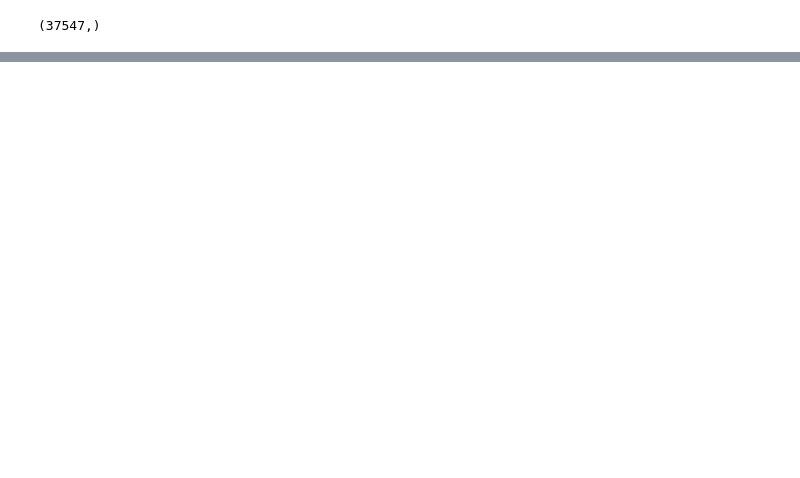
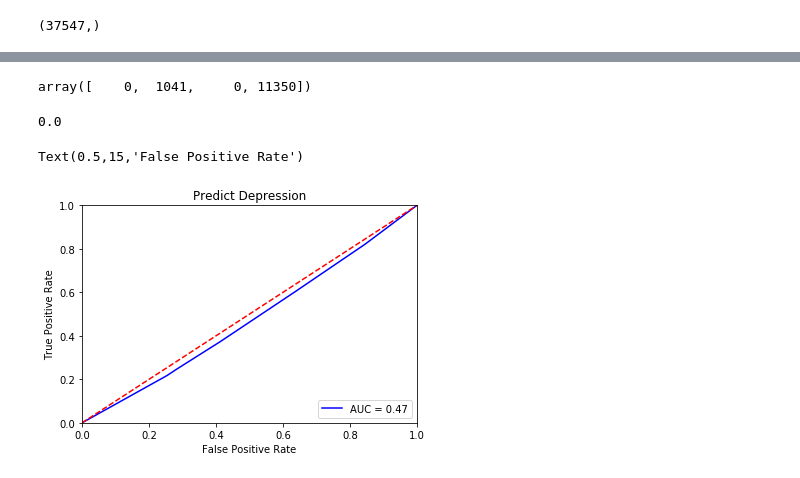
Before and after one commit to ShakedShalem/drug-analysis, a Jupyter notebook: Pipeline.ipynb, the cells around one changed output, grey strips where cells are left out. Saved outputs shown, nothing was run; the diff lists cells and outputs as text; code cells hidden in the pictures; blank space fills up the shorter version.

```diff
--- a/Pipeline.ipynb
+++ b/Pipeline.ipynb
@@ -55,0 +190,5 @@ pearson_test.corr()
+# %%
+# Create a mask to remove rows 'Aged 12-17'
+mask = y1[y1.AMDEYR < 0]
+rows_to_remove = list(mask.index.values)
+X1 = X1.drop(X1.index[rows_to_remove])
@@ -55,0 +201,31 @@ pearson_test.corr()
+# %%
+X_train1, X_test1, y_train1, y_test1 = train_test_split(X1, y, test_size=0.33, random_state=42)
+# %%
+clf1 = RandomForestClassifier()
+clf1.fit(X_train1, y_train1)
+predictions1 = clf1.predict(X_test1)
+# %%
+confusion_matrix(y_test1, predictions1).ravel()
+# %% [output]
+array([    0,  1041,     0, 11350])
+# %%
+f1_score(y_test1, predictions1)
+# %% [output]
+0.0
+# %%
+probs = clf1.predict_proba(X_test1)
+preds = probs[:,1]
+fpr, tpr, threshold = metrics.roc_curve(y_test1, preds, pos_label=1)
+roc_auc = metrics.auc(fpr, tpr)
+# %%
+plt.title('Predict Depression')
+plt.plot(fpr, tpr, 'b', label = 'AUC = %0.2f' % roc_auc)
+plt.legend(loc = 'lower right')
+plt.plot([0, 1], [0, 1],'r--')
+plt.xlim([0, 1])
+plt.ylim([0, 1])
+plt.ylabel('True Positive Rate')
+plt.xlabel('False Positive Rate')
+# %% [output]
+Text(0.5,15,'False Positive Rate')
+[figure, added]
```
Also changed, not shown: parts of 32 cells of this notebook, 1 other file.
